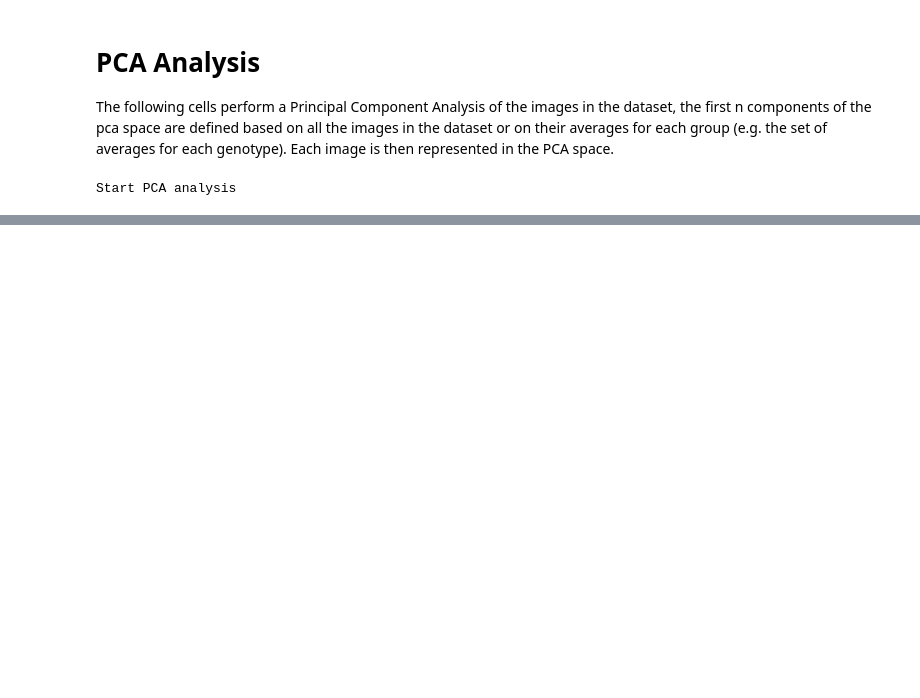
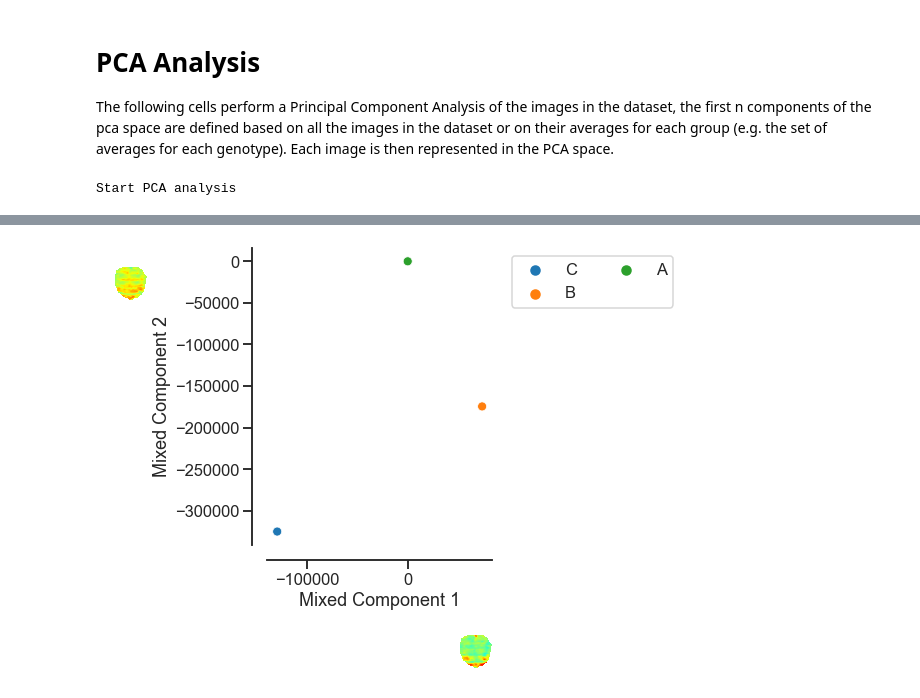
Before and after one commit to UniBonn-GompelLab/3D-DrosophilaRegistration, a Jupyter notebook: notebooks/1_Visualisation_and_statistical_analysis.ipynb, the cells around one changed output, grey strips where cells are left out. Saved outputs shown, nothing was run; the diff lists cells and outputs as text; code cells hidden in the pictures; blank space fills up the shorter version.

```diff
--- a/notebooks/1_Visualisation_and_statistical_analysis.ipynb
+++ b/notebooks/1_Visualisation_and_statistical_analysis.ipynb
@@ -98,7 +98,7 @@ The following cells perform a Principal Component Analysis of the images in the
 Each image is then represented in the PCA space.
 # %%
 # import packages
-%matplotlib widget
+#%matplotlib widget
 import matplotlib.pyplot as plt
 import matplotlib.colors as colors
 import numpy as np
@@ -132,14 +132,15 @@ dataframe = dataframe.reset_index()
 ### Option 1:
 if not averages_pca_space:
     dataframe = reshape_all_images_for_PCA(dataframe, mask_filename)
-    dataframe, eigenvectors_dict = PCA_analysis(dataframe, n_components=n_components, column_for_PCA='I_reshaped')
+    dataframe, eigenvectors_dict = PCA_analysis(dataframe, n_components=n_components)
+    dataframe = dataframe.reset_index()
 
 ### Option 2:
 else:
-    dataframe = reshape_averages_for_PCA(dataframe, mask_filename)
-    dataframe, eigenvectors_dict = PCA_analysis(dataframe, n_components=n_components, column_for_PCA='average_I_reshaped')
-
-dataframe = dataframe.reset_index()
+    dataframe_averages = reshape_averages_for_PCA(dataframe, mask_filename)
+    dataframe, eigenvectors_dict = PCA_analysis_averages(dataframe, dataframe_averages,
+                                                         n_components=n_components,
+                                                         mask_filename=mask_filename)
 # %% [output]
 Start PCA analysis
 # %% [markdown]
@@ -153,0 +155,16 @@ plot_PCA_2D(data_to_plot, eigenvectors_dict, comp1 = 0, comp2 = 1, hue='type', f
+# %%
+data_to_plot = dataframe[dataframe["type"].isin(["A", "B", "C"])]
+
+# Create the versors defining
+v1_x = -0.4
+v1_y = 0.6
+v1_x = v1_x/(v1_x**2+v1_y**2)**0.5
+
+v2_x = -1.3
+v2_y = -0.3
+v2_x = v2_x/(v2_x**2+v2_y**2)**0.5
+
+change_basis_and_plot_PCA_2D(data_to_plot, eigenvectors_dict, comp1 = 0, comp2 = 1, hue='type',
+                       v1_x=v1_x, v1_y=v1_y, v2_x=v2_x, v2_y=v2_y, origin="A", figsize=(8, 6), cmap="jet")
+# %% [output]
+[figure, added]
```
Also changed, not shown: parts of 4 cells of this notebook.
